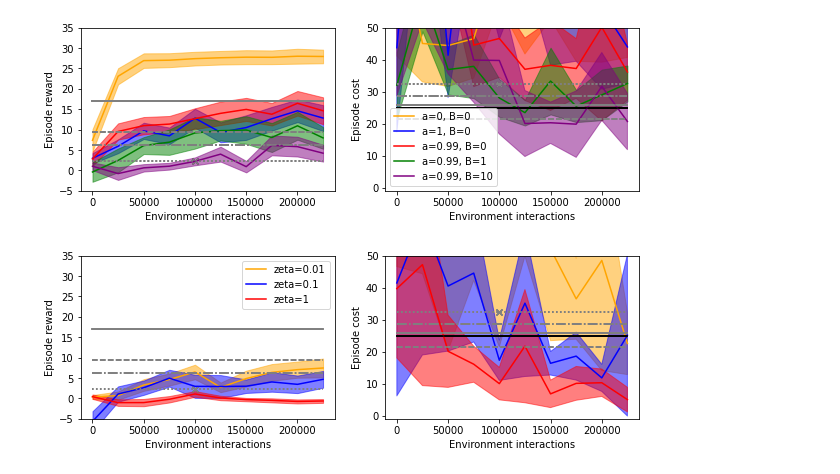
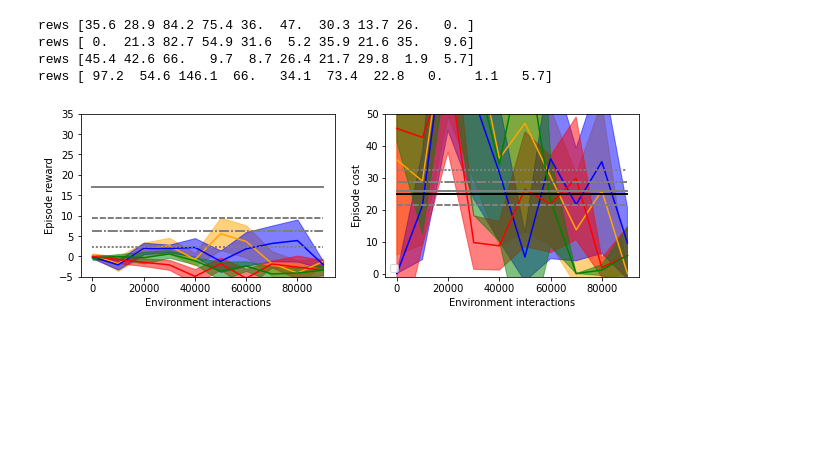
Before and after one commit to flodorner/Augmented_Constrained_RL, a Jupyter notebook: Plot_results.ipynb, the cells around one changed output. Saved outputs shown, nothing was run; the diff lists cells and outputs as text; code cells hidden in the pictures; blank space fills up the shorter version.

Commit message:
New experiment and plots

```diff
--- a/Plot_results.ipynb
+++ b/Plot_results.ipynb
@@ -22,7 +22,7 @@ def conf_intervals(x,n_train,epochs):
 
 
 
-def plot(files,legend=[],loc_legend="lower left",epochs=10,fig_legend=2,stretch=1,figsize=(10,3),fontsize=10):
+def plot(files,legend=[],loc_legend="lower left",epochs=10,fig_legend=2,stretch=1,figsize=(10,3),fontsize=10,n_train=10,n_test=0):
     #Plots costs and rewards. Files is a list of the experiment names stored in the corresponding ...+"costs.pkl"
     #and ...+"rews.pkl" files in the results folder.
     #Legend lists the names used for the legend in the same order.
@@ -51,21 +51,6 @@ def plot(files,legend=[],loc_legend="lower left",epochs=10,fig_legend=2,stretch=
         c_train = []
         c_test = []
 
-        n_train = 25
-        if file[:3]=="sac" or file[:3]=="td3":
-            n_test = 25
-            #only sac and td3 use test episodes
-            if len(rewards) == 350:
-                n_test = 10
-            #some earlier experiments accidentally used 10 instead of 25 episodes. Adjust accordingly.
-            elif len(rewards) == 510:
-                n_test = 26
-            #Similarly, some earlier experiments had an additional environment reset after the test episodes.
-            #Don't include this in the training results.
-
-        else:
-            n_train = 25
-            n_test = 0
         #write train and test results to the corresponding lists
         for i in range(epochs):
             r_train += rewards[(n_train+n_test)*i:(n_train+n_test)*(i+1)-n_test]
@@ -135,5 +120,5 @@ def plot(files,legend=[],loc_legend="lower left",epochs=10,fig_legend=2,stretch=
         else:
             ax1.legend(legend, loc=loc_legend)
 
-        #print("rews",avr_train)
+        #print("rews",avc_train)
         #print("costs",avc_train)
@@ -391,13 +125,8 @@ plt.show()
-# %%
-#Figure A35
-plot(["sac_c_ss10k","sac_c_ss10k_m0","sac_c_ss10k_m001","sac_c_ss10k_m001_a1","sac_c_ss10k_m001_a10"],["a=0, B=0","a=1, B=0","a=0.99, B=0","a=0.99, B=1","a=0.99, B=10"])
-
-plt.show()
-# %% [output]
-[figure, removed]
-# %%
-#Figure A.36
-plot(["sac_c_ss10k_m001_a1_c001","sac_c_ss10k_m001_a1_c01","sac_c_ss10k_m001_a1_c1"],legend=["zeta=0.01","zeta=0.1","zeta=1"],loc_legend="upper right",fig_legend=1)
-plt.show()
-# %% [output]
-[figure, removed]
+# %%
+plot(["sac_b10_m0","sac_b1_m0","sac_b10","sac_b1"],epochs=10)
+# %% [output]
+rews [35.6 28.9 84.2 75.4 36.  47.  30.3 13.7 26.   0. ]
+rews [ 0.  21.3 82.7 54.9 31.6  5.2 35.9 21.6 35.   9.6]
+rews [45.4 42.6 66.   9.7  8.7 26.4 21.7 29.8  1.9  5.7]
+rews [ 97.2  54.6 146.1  66.   34.1  73.4  22.8   0.    1.1   5.7]
+[figure, added]
```
Also changed, not shown: parts of 39 cells of this notebook, 3 other files.
